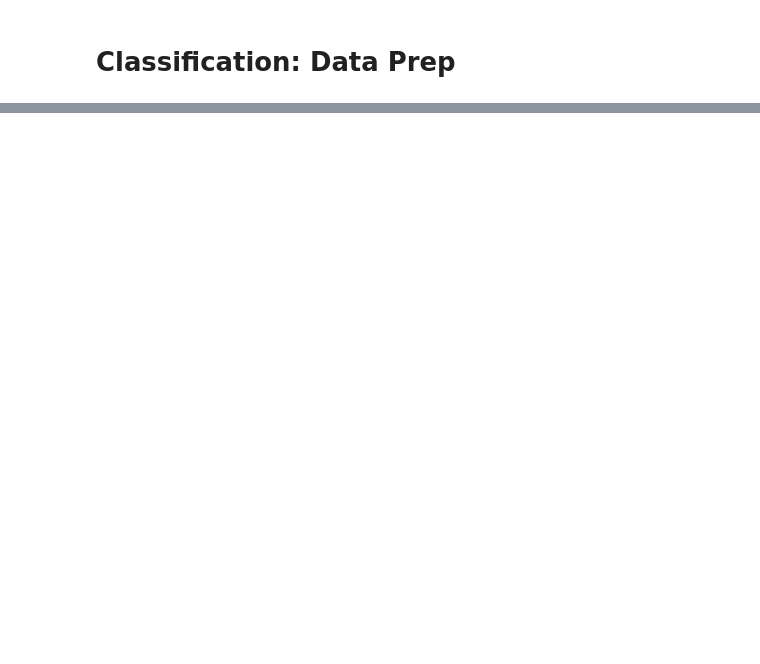
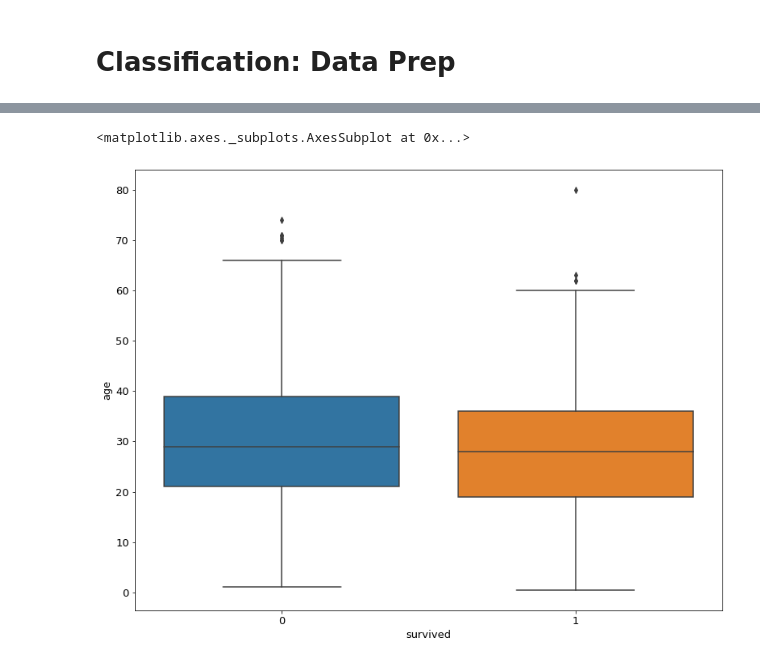
Before and after one commit to RaulCPena/ds-methodologies-exercises, a Jupyter notebook: classification/classification_exercises.ipynb, the cells around one changed output, grey strips where cells are left out. Drawn from its saved outputs; the diff is of its cells as text; code cells hidden in the pictures; blank space fills up the shorter version.

```diff
--- a/classification/classification_exercises.ipynb
+++ b/classification/classification_exercises.ipynb
@@ -568,0 +999,10 @@ g. Create a function named `prep_titanic` that accepts the untransformed titanic
+# %%
+import sklearn.model_selection
+import scipy.stats as stats
+
+df = acquire.get_titanic_data()
+# use the same random seed and train size as we did earlier to get the same train split
+train, test = sklearn.model_selection.train_test_split(df, random_state=123, train_size=.8)
+train.head()
+
+train = train.drop(columns=['passenger_id', 'embarked', 'class', 'deck'])
@@ -568,0 +1037,8 @@ g. Create a function named `prep_titanic` that accepts the untransformed titanic
+# %%
+plt.rc('figure', figsize=(13, 10))
+plt.rc('font', size=13)
+# %%
+sns.boxplot(y='age', x='survived', data=train)
+# %% [output]
+<matplotlib.axes._subplots.AxesSubplot at 0x...>
+[figure, added]
```
Also changed, not shown: parts of 261 cells of this notebook.
